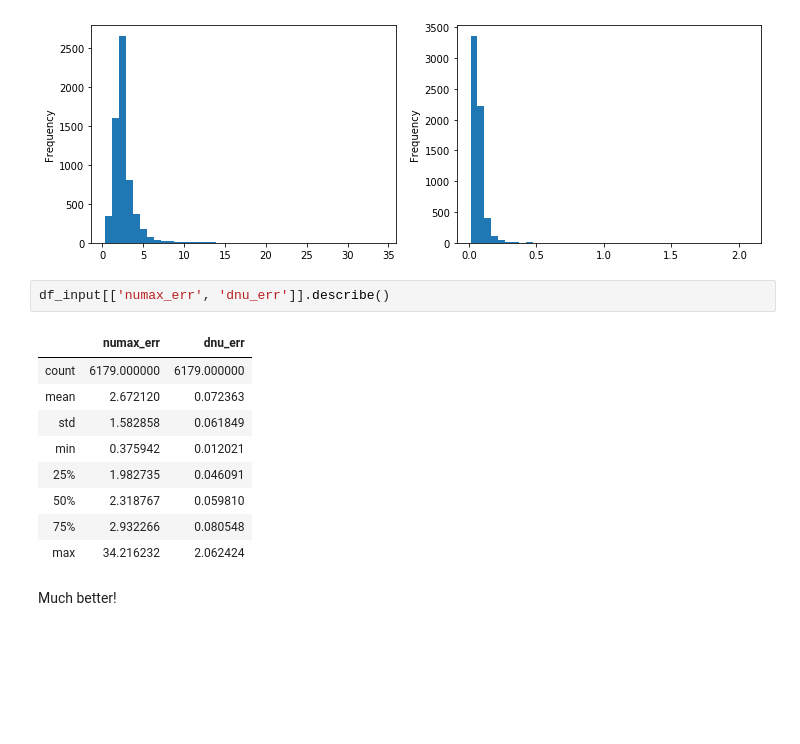
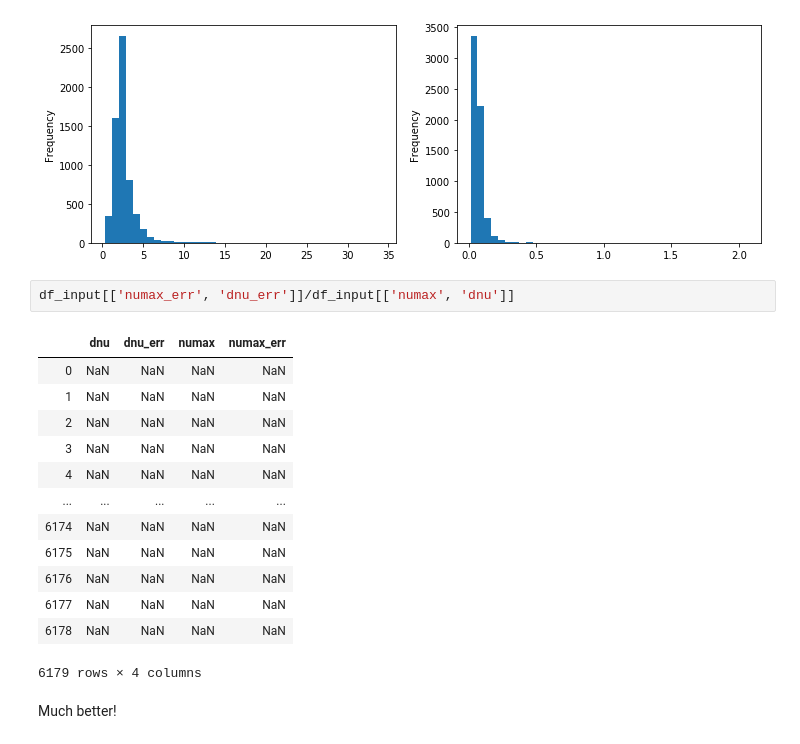
Before and after one commit to nielsenmb/jam-ensemble, a Jupyter notebook: notebooks/prep_pbjam_input.ipynb, the cells around one changed output. Cells and saved outputs as stored; diff of their text form; blank space fills up the shorter version.

```diff
--- a/notebooks/prep_pbjam_input.ipynb
+++ b/notebooks/prep_pbjam_input.ipynb
@@ -163,17 +163,21 @@ for i, err_cols in enumerate(['numax_err', 'dnu_err']):
 # %% [output]
 [figure]
 # %%
-df_input[['numax_err', 'dnu_err']].describe()
+df_input[['numax_err', 'dnu_err']]/df_input[['numax', 'dnu']]
 # %% [output]
-|  | numax_err | dnu_err |
-| count | 6179.000000 | 6179.000000 |
-| mean | 2.672120 | 0.072363 |
-| std | 1.582858 | 0.061849 |
-| min | 0.375942 | 0.012021 |
-| 25% | 1.982735 | 0.046091 |
-| 50% | 2.318767 | 0.059810 |
-| 75% | 2.932266 | 0.080548 |
-| max | 34.216232 | 2.062424 |
+|  | dnu | dnu_err | numax | numax_err |
+| 0 | NaN | NaN | NaN | NaN |
+| 1 | NaN | NaN | NaN | NaN |
+| 2 | NaN | NaN | NaN | NaN |
+| 3 | NaN | NaN | NaN | NaN |
+| 4 | NaN | NaN | NaN | NaN |
+| ... | ... | ... | ... | ... |
+| 6174 | NaN | NaN | NaN | NaN |
+| 6175 | NaN | NaN | NaN | NaN |
+| 6176 | NaN | NaN | NaN | NaN |
+| 6177 | NaN | NaN | NaN | NaN |
+| 6178 | NaN | NaN | NaN | NaN |
+6179 rows × 4 columns
 # %% [markdown]
 Much better!
 # %%
```
Also changed, not shown: 1 other file.
